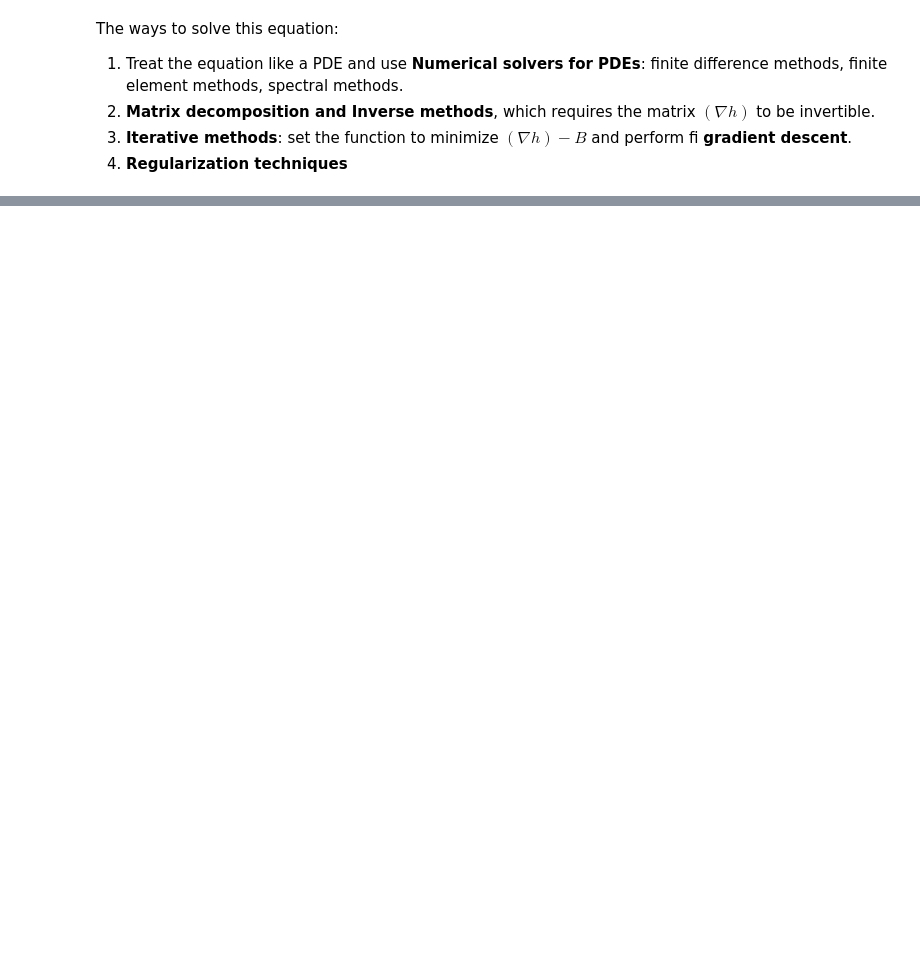
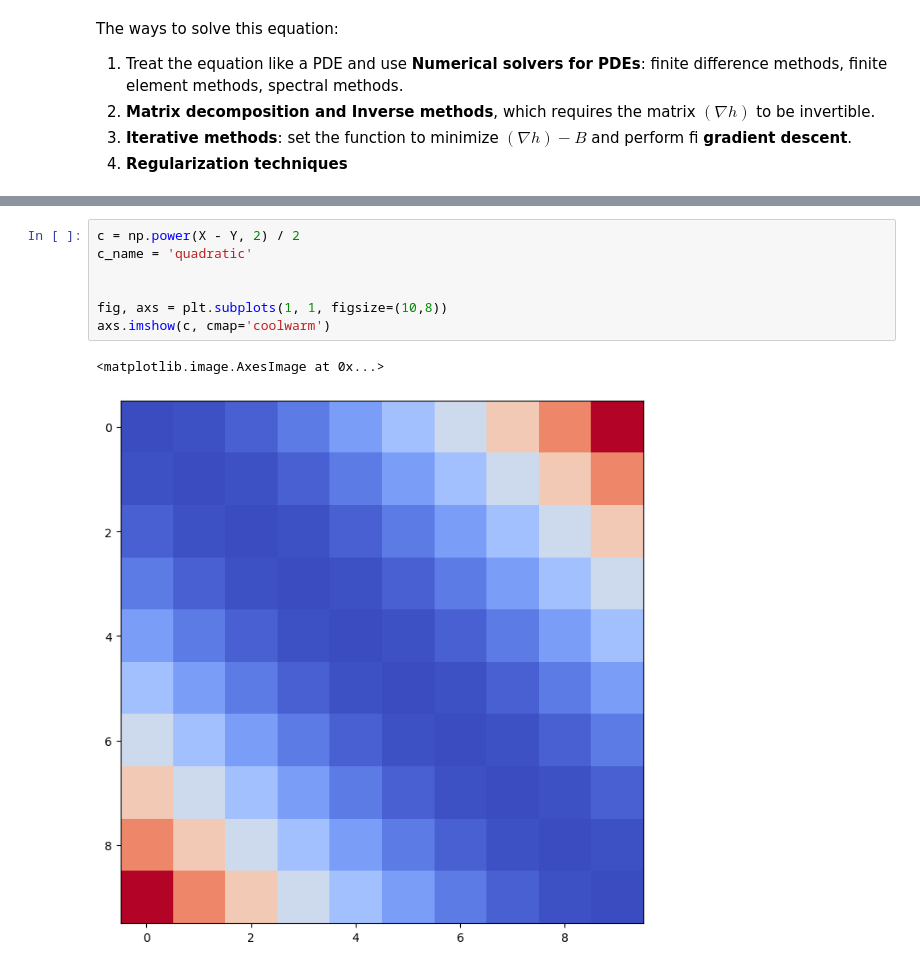
Before and after one commit to aipyth/back_and_forth_ot, a Jupyter notebook: main.ipynb, the cells around one changed output, grey strips where cells are left out. Drawn from its saved outputs; the diff is of its cells as text; blank space fills up the shorter version.

```diff
--- a/main.ipynb
+++ b/main.ipynb
@@ -329,0 +594,10 @@ def back_and_forth(x, y, mu, nu, cost, sigma: float = 0.01, iterations: int = 1_
+# %%
+c = np.power(X - Y, 2) / 2
+c_name = 'quadratic'
+
+
+fig, axs = plt.subplots(1, 1, figsize=(10,8))
+axs.imshow(c, cmap='coolwarm')
+# %% [output]
+<matplotlib.image.AxesImage at 0x...>
+[figure, added]
```
Also changed, not shown: parts of 34 cells of this notebook.
